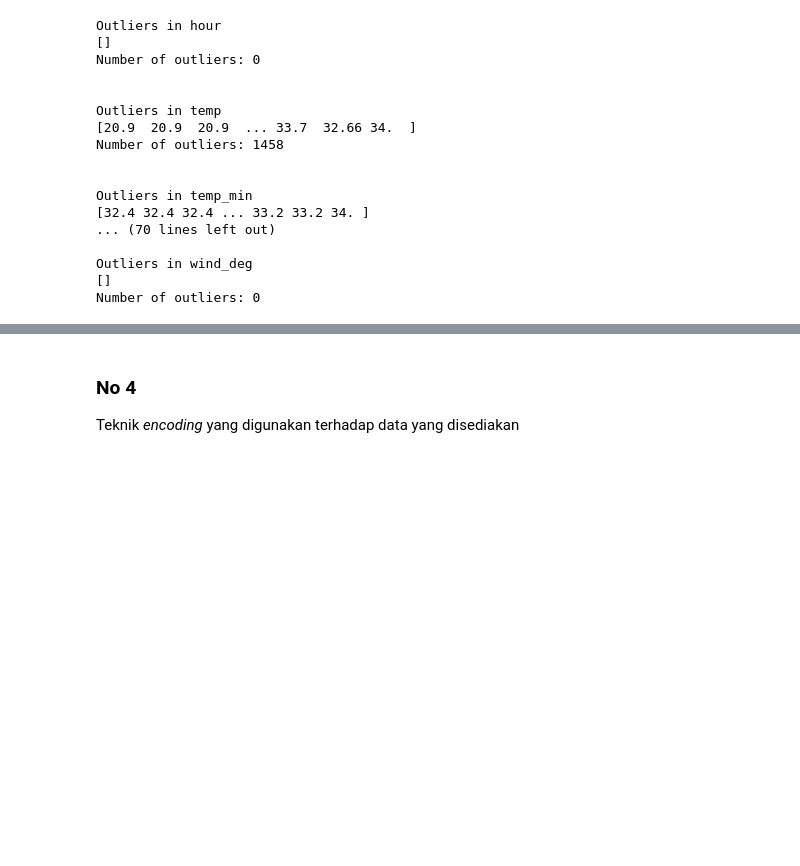
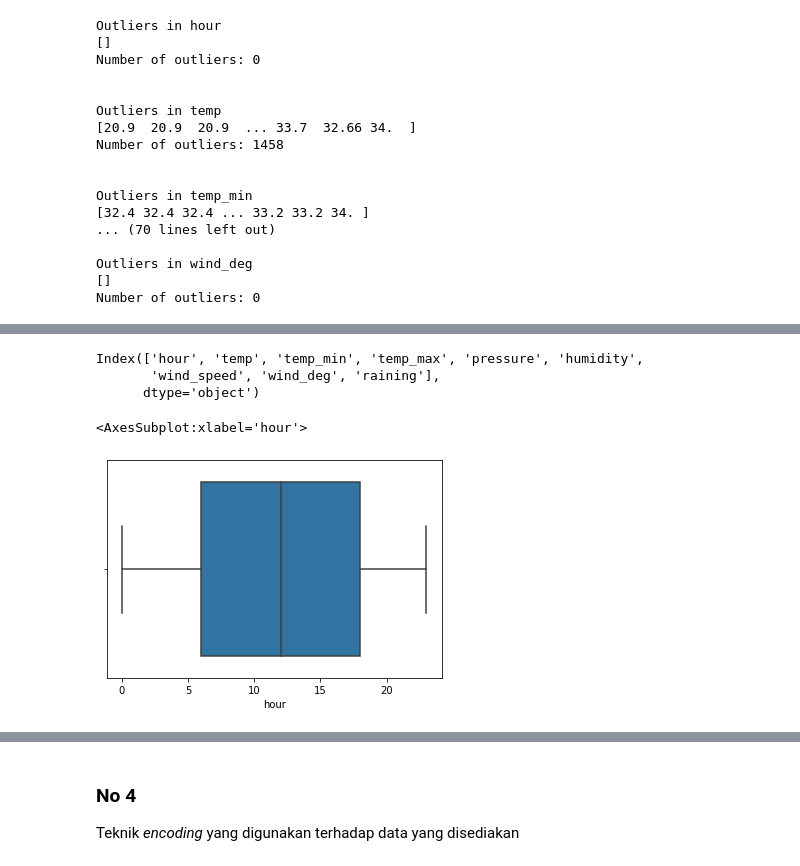
Before and after one commit to daffarg/tugas-praktikum-ml, a Jupyter notebook: PraktikumIF3270_M1_13520118_13520145.ipynb, the cells around one changed output, grey strips where cells are left out. Saved outputs shown, nothing was run; the diff lists cells and outputs as text; code cells hidden in the pictures; blank space fills up the shorter version.

Commit message:
temp

```diff
--- a/PraktikumIF3270_M1_13520118_13520145.ipynb
+++ b/PraktikumIF3270_M1_13520118_13520145.ipynb
@@ -244,0 +376,12 @@ Pada data di atas, hanya feature hour dan wind_deg yang tidak memiliki outlier.
+# %%
+#Outliers plot
+print(df_train.columns)
+feats =['hour', 'temp', 'temp_min', 'temp_max', 'pressure', 'humidity',
+       'wind_speed', 'wind_deg', 'raining']
+sns.boxplot(x=df_train['hour'])
+# %% [output]
+Index(['hour', 'temp', 'temp_min', 'temp_max', 'pressure', 'humidity',
+       'wind_speed', 'wind_deg', 'raining'],
+      dtype='object')
+<AxesSubplot:xlabel='hour'>
+[figure, added]
```
Also changed, not shown: parts of 34 cells of this notebook, 1 other file.
